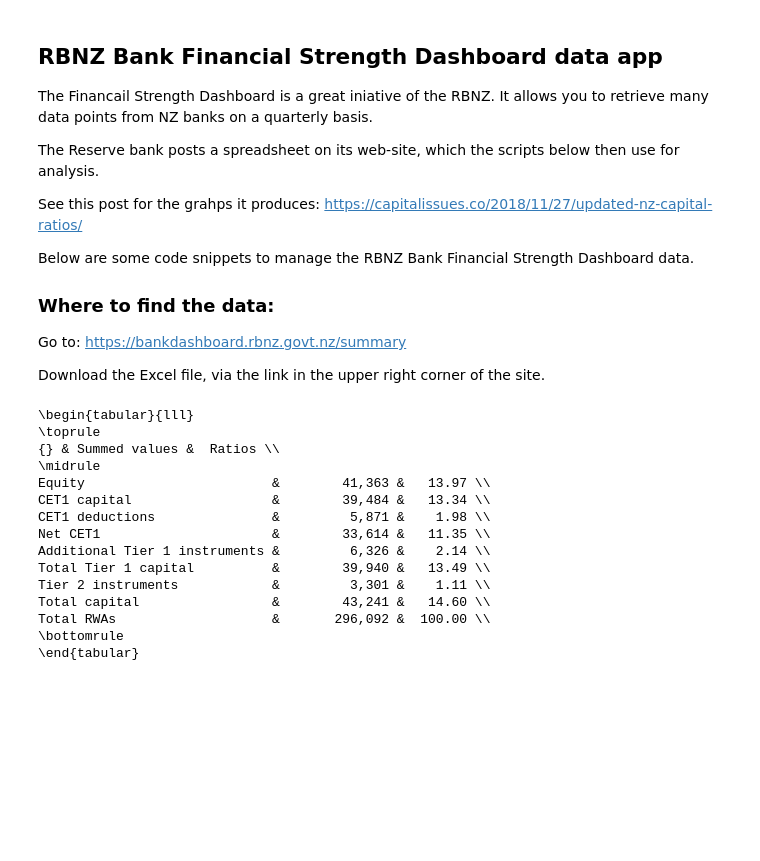
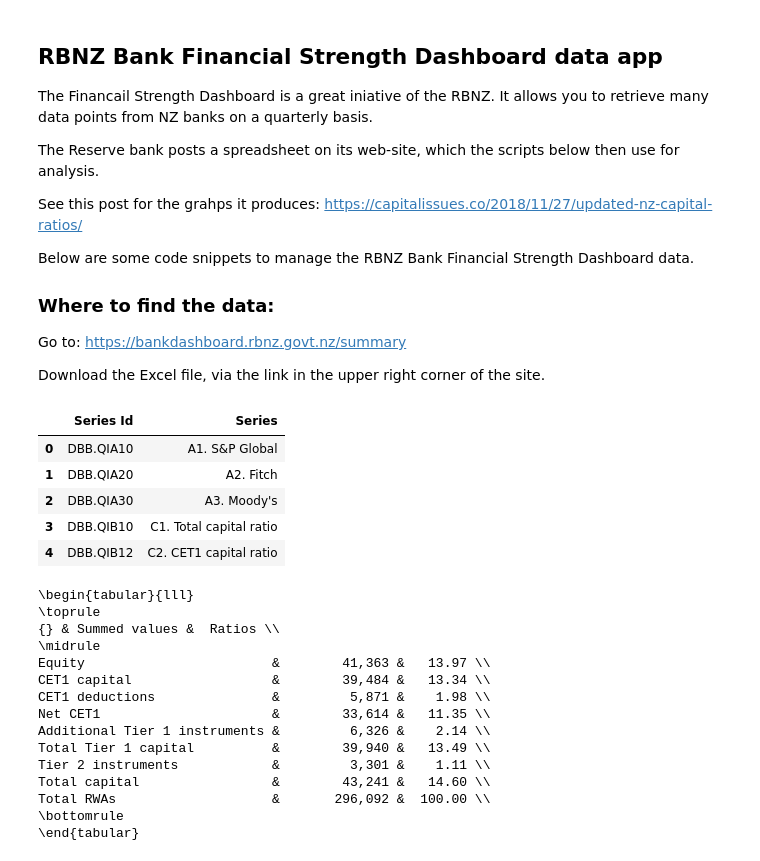
Before and after one commit to blucap/RBNZ_Dashboard, a Jupyter notebook: Dashboard.ipynb, the cells around one changed output. Drawn from its saved outputs; the diff is of its cells as text; code cells hidden in the pictures; blank space fills up the shorter version.

Commit message:
typos and excel file

```diff
--- a/Dashboard.ipynb
+++ b/Dashboard.ipynb
@@ -50,6 +50,16 @@ def dash_data(fn, year, month):
 year, month = 2018, 9
 fn = 'Bank-Financial-Strength-Dashboard-Data_Sept.xlsx'
 df = dash_data(fn, year, month)
+# %%
+dfe= pd.read_excel(fn, sheet_name ='Series Definitions' , usecols = 2)[['Series Id', 'Series']]
+dfe.head()
+# %% [output]
+|  | Series Id | Series |
+| 0 | DBB.QIA10 | A1. S&P Global |
+| 1 | DBB.QIA20 | A2. Fitch |
+| 2 | DBB.QIA30 | A3. Moody's |
+| 3 | DBB.QIB10 | C1. Total capital ratio |
+| 4 | DBB.QIB12 | C2. CET1 capital ratio |
 # %%
 df.to_excel('dash_data.xls', index=False)
 # %%
```
Also changed, not shown: 1 other file.
